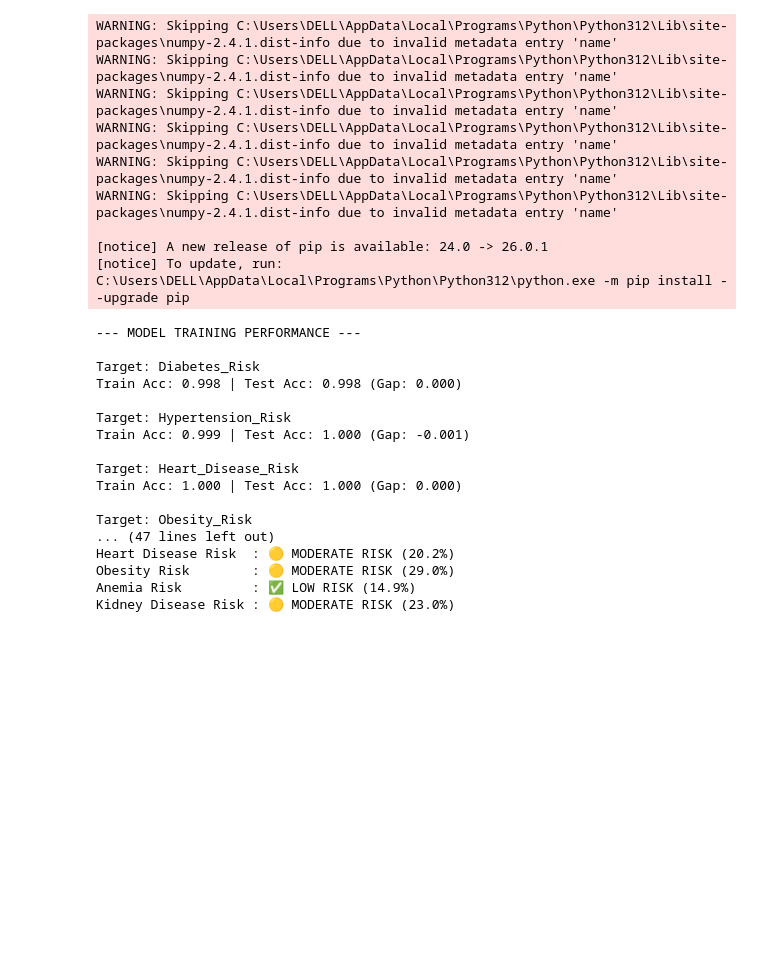
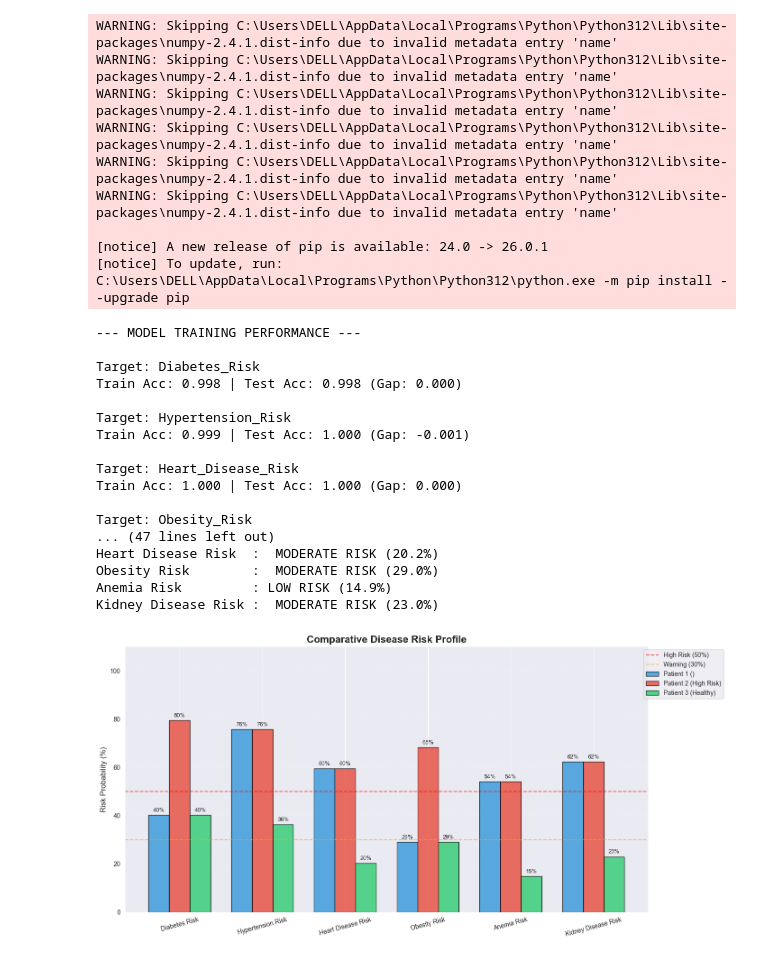
Before and after one commit to ThinethW/NutriScanner, a Jupyter notebook: health-risk-recommendations/research/models/expanded_daraset_training.ipynb, the cells around one changed output. Drawn from its saved outputs; the diff is of its cells as text; code cells hidden in the pictures; blank space fills up the shorter version.

Commit message:
Docs:Risk Prediction Vizualization

```diff
--- a/health-risk-recommendations/research/models/expanded_daraset_training.ipynb
+++ b/health-risk-recommendations/research/models/expanded_daraset_training.ipynb
@@ -131,34 +131,82 @@ for p in test_patients:
         # Get the probability score
         prob = models[disease].predict_proba(p_scaled)[0][1]
 
         # MEDICAL CALIBRATION:
         # For Obesity and Heart Disease, we use a 30% threshold for early warning
         # For others, we use the standard 50%
         threshold = 0.30 if disease in ["Obesity_Risk", "Heart_Disease_Risk"] else 0.50
 
         if prob > threshold:
             status = " HIGH RISK"
         elif prob > 0.15:
             status = " MODERATE RISK"
         else:
             status = "LOW RISK"
 
         print(f"{disease.replace('_', ' '):<20}: {status} ({prob*100:.1f}%)")
+
+
+        import matplotlib.pyplot as plt
+import numpy as np
+
+# 1. Prepare Data for Plotting
+patient_names = [p['Name'] for p in test_patients]
+disease_labels = [d.replace('_', ' ') for d in disease_columns]
+all_probs = []
+
+# Collect probabilities for each patient
+for p in test_patients:
+    p_df = pd.DataFrame([{k: p[k] for k in features}])
+    p_scaled = scaler.transform(p_df)
+    probs = [models[d].predict_proba(p_scaled)[0][1] * 100 for d in disease_columns]
+    all_probs.append(probs)
+
+# 2. Setup Plot
+x = np.arange(len(disease_labels))  # Label locations
+width = 0.25  # Bar width
+fig, ax = plt.subplots(figsize=(14, 7))
+
+# Define colors for different patients
+colors = ['#3498db', '#e74c3c', '#2ecc71'] # Blue, Red, Green
+
+# 3. Create Bars
+for i, probs in enumerate(all_probs):
+    offset = (i - 1) * width  # Centers the groups
+    rects = ax.bar(x + offset, probs, width, label=patient_names[i], color=colors[i], edgecolor='black', alpha=0.8)
+    # Add percentage labels on top of bars
+    ax.bar_label(rects, padding=3, fmt='%.0f%%', fontsize=9)
+
+# 4. Add Medical Threshold Lines
+ax.axhline(y=50, color='red', linestyle='--', alpha=0.6, label='High Risk (50%)')
+ax.axhline(y=30, color='orange', linestyle='--', alpha=0.6, label='Warning (30%)')
+
+# 5. Styling the Chart
+ax.set_ylabel('Risk Probability (%)', fontsize=12)
+ax.set_title('Comparative Disease Risk Profile', fontsize=16, fontweight='bold')
+ax.set_xticks(x)
+ax.set_xticklabels(disease_labels, rotation=15)
+ax.set_ylim(0, 110)
+ax.legend(loc='upper right', bbox_to_anchor=(1.15, 1))
+ax.grid(axis='y', linestyle=':', alpha=0.7)
+
+plt.tight_layout()
+plt.show()
 # %% [output]
 --- MODEL TRAINING PERFORMANCE ---
 
 Target: Diabetes_Risk
 Train Acc: 0.998 | Test Acc: 0.998 (Gap: 0.000)
 
 Target: Hypertension_Risk
 Train Acc: 0.999 | Test Acc: 1.000 (Gap: -0.001)
 
 Target: Heart_Disease_Risk
 Train Acc: 1.000 | Test Acc: 1.000 (Gap: 0.000)
 
 Target: Obesity_Risk
 ... (47 lines left out)
-Heart Disease Risk  : 🟡 MODERATE RISK (20.2%)
-Obesity Risk        : 🟡 MODERATE RISK (29.0%)
-Anemia Risk         : ✅ LOW RISK (14.9%)
-Kidney Disease Risk : 🟡 MODERATE RISK (23.0%)
+Heart Disease Risk  :  MODERATE RISK (20.2%)
+Obesity Risk        :  MODERATE RISK (29.0%)
+Anemia Risk         : LOW RISK (14.9%)
+Kidney Disease Risk :  MODERATE RISK (23.0%)
+[figure, added]
```
